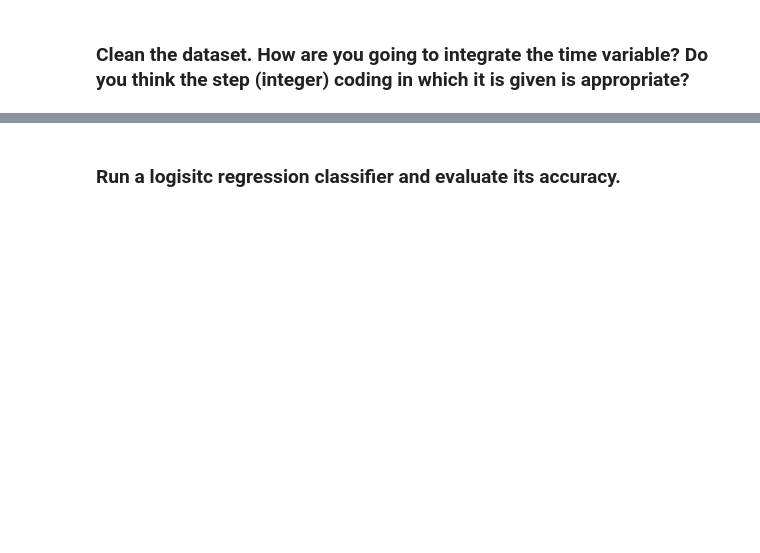
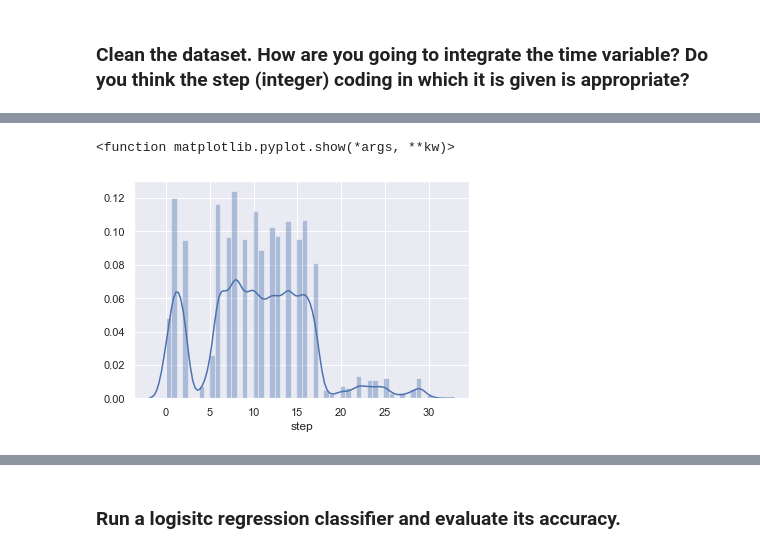
Before and after one commit to ta-data-lis/lab-imbalance, a Jupyter notebook: your-code/lab_imbalance.ipynb, the cells around one changed output, grey strips where cells are left out. Drawn from its saved outputs; the diff is of its cells as text; code cells hidden in the pictures; blank space fills up the shorter version.

```diff
--- a/your-code/lab_imbalance.ipynb
+++ b/your-code/lab_imbalance.ipynb
@@ -21,0 +151,8 @@ Like we disussed in class, when we have noisy data, if we are not careful, we ca
+# %%
+df.columns
+# # Get dummies:
+categorical = ['type']
+
+df = pd.get_dummies(df, prefix='d_', columns=categorical)
+print(df.shape)
+df.head(10)
@@ -21,0 +175,4 @@ Like we disussed in class, when we have noisy data, if we are not careful, we ca
+# %%
+# Change the unit for days
+df['step'] = df['step'].apply(lambda n: n/24).round()
+df.head()
@@ -21,0 +186,10 @@ Like we disussed in class, when we have noisy data, if we are not careful, we ca
+# %%
+# Distribution of time
+sns.set()
+sns.distplot(df['step'])
+plt.show
+
+# This variable doesn´t have a normal distribution, i don´t know if will be good for the model??
+# %% [output]
+<function matplotlib.pyplot.show(*args, **kw)>
+[figure, added]
```
Also changed, not shown: parts of 36 cells of this notebook, 1 other file.
